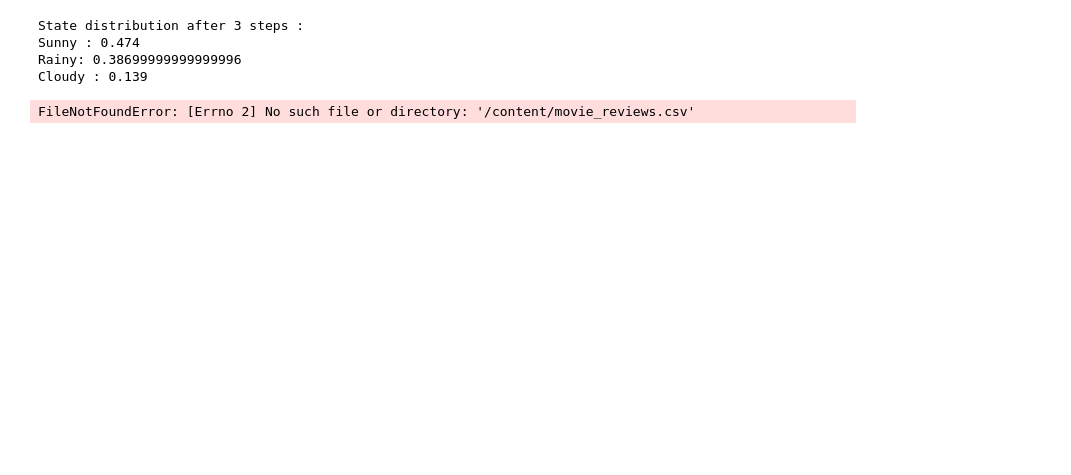
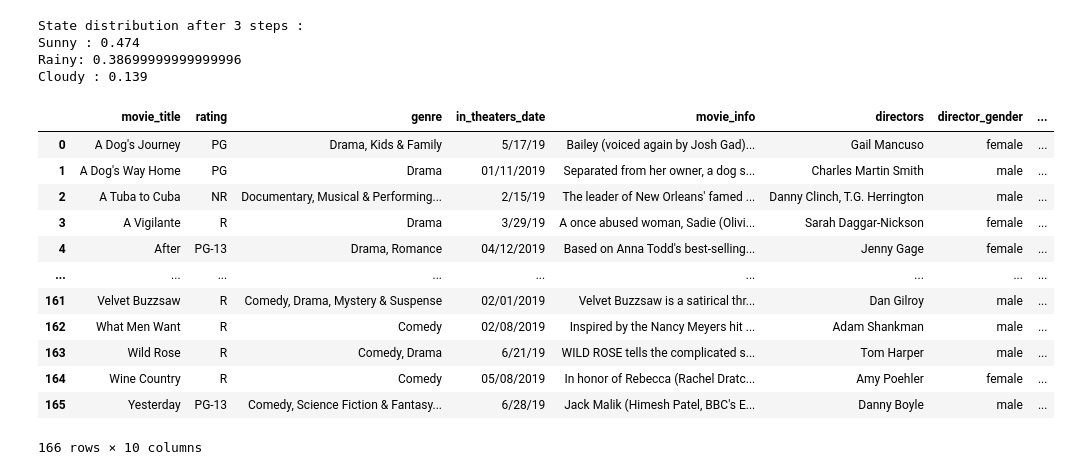
Before and after one commit to Kishan-Prakash/NLP_CV_notes, a Jupyter notebook: NLP_CDAC/nlp_day_7_2.ipynb, the cells around one changed output. Saved outputs shown, nothing was run; the diff lists cells and outputs as text; code cells hidden in the pictures; blank space fills up the shorter version.

```diff
--- a/NLP_CDAC/nlp_day_7_2.ipynb
+++ b/NLP_CDAC/nlp_day_7_2.ipynb
@@ -31,11 +31,23 @@ Cloudy : 0.139
 # %%
 import pandas as pd
 from collections import defaultdict, Counter
 
-df = pd.read_csv('/content/movie_reviews.csv')
+df = pd.read_csv('movie_reviews.csv')
 df
 # %% [output]
+|  | movie_title | rating | genre | in_theaters_date | movie_info | directors | director_gender | ... |
+| 0 | A Dog's Journey | PG | Drama, Kids & Family | 5/17/19 | Bailey (voiced again by Josh Gad)... | Gail Mancuso | female | ... |
+| 1 | A Dog's Way Home | PG | Drama | 01/11/2019 | Separated from her owner, a dog s... | Charles Martin Smith | male | ... |
+| 2 | A Tuba to Cuba | NR | Documentary, Musical & Performing... | 2/15/19 | The leader of New Orleans' famed ... | Danny Clinch, T.G. Herrington | male | ... |
+| 3 | A Vigilante | R | Drama | 3/29/19 | A once abused woman, Sadie (Olivi... | Sarah Daggar-Nickson | female | ... |
+| 4 | After | PG-13 | Drama, Romance | 04/12/2019 | Based on Anna Todd's best-selling... | Jenny Gage | female | ... |
+| ... | ... | ... | ... | ... | ... | ... | ... | ... |
+| 161 | Velvet Buzzsaw | R | Comedy, Drama, Mystery & Suspense | 02/01/2019 | Velvet Buzzsaw is a satirical thr... | Dan Gilroy | male | ... |
+| 162 | What Men Want | R | Comedy | 02/08/2019 | Inspired by the Nancy Meyers hit ... | Adam Shankman | male | ... |
+| 163 | Wild Rose | R | Comedy, Drama | 6/21/19 | WILD ROSE tells the complicated s... | Tom Harper | male | ... |
+| 164 | Wine Country | R | Comedy | 05/08/2019 | In honor of Rebecca (Rachel Dratc... | Amy Poehler | female | ... |
+| 165 | Yesterday | PG-13 | Comedy, Science Fiction & Fantasy... | 6/28/19 | Jack Malik (Himesh Patel, BBC's E... | Danny Boyle | male | ... |
-FileNotFoundError: [Errno 2] No such file or directory: '/content/movie_reviews.csv'
+166 rows × 10 columns
 # %%
 texts = df["critics_consensus"].dropna()
 
```
Also changed, not shown: parts of 10 cells of this notebook, 11 other files.
